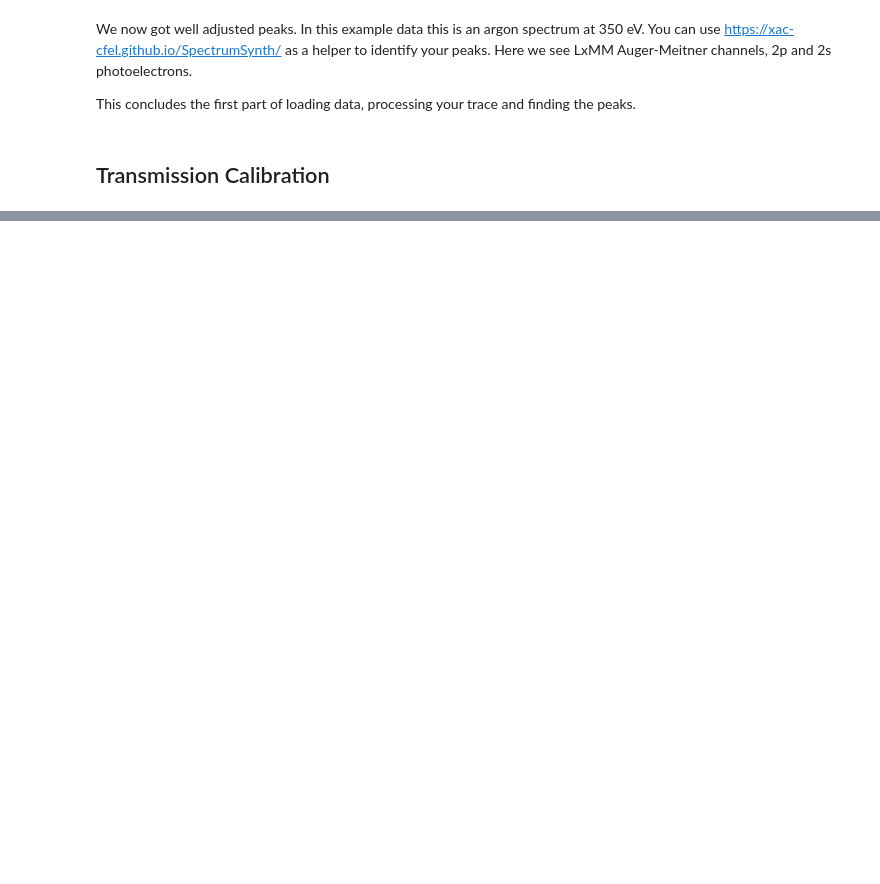
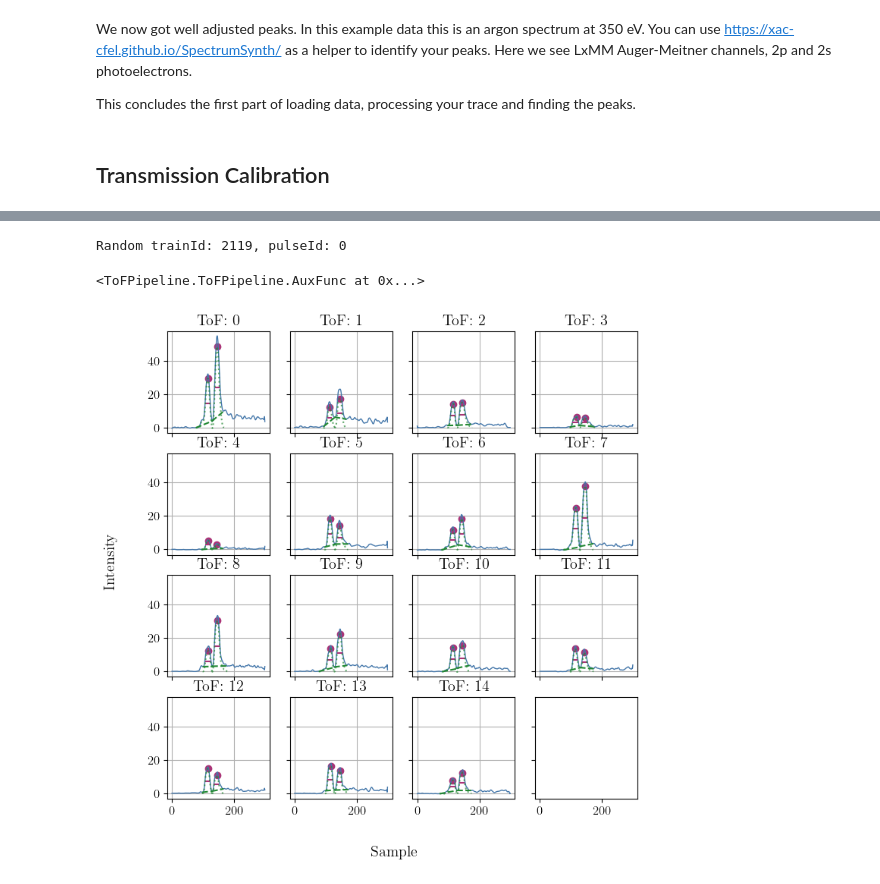
Before and after one commit to XAC-CFEL/PolScope, a Jupyter notebook: HowTo.ipynb, the cells around one changed output, grey strips where cells are left out. Cells and saved outputs as stored; diff of their text form; code cells hidden in the pictures; blank space fills up the shorter version.

```diff
--- a/HowTo.ipynb
+++ b/HowTo.ipynb
@@ -297,0 +353,5 @@ transmissionCoefficients
+# %%
+importlib.reload(ToFPipeline)
+ToFPipeline.GlobalConfig.load("ToFPipeline/config.yaml")
+loader = ToFPipeline.NXSLoader("data").load(runNumbers=[2119],roi=[200,500]).defaultPreprocessing(baselineRegion=[0,10])
+loader.data
@@ -297,0 +368,7 @@ transmissionCoefficients
+# %%
+peakfinder = ToFPipeline.PeakFinder(loader.data).stack().smooth().smooth().smooth().process(peakNo=1,slopeLength=5, slopeStartHeight=0.75, maxSlope=0).plot()
+ToFPipeline.AuxFunc(peakfinder.results).addData(loader.angles, key="Angles", axis="detector")
+# %% [output]
+Random trainId: 2119, pulseId: 0
+<ToFPipeline.ToFPipeline.AuxFunc at 0x...>
+[figure, added]
```
Also changed, not shown: parts of 18 cells of this notebook, 2 other files.
